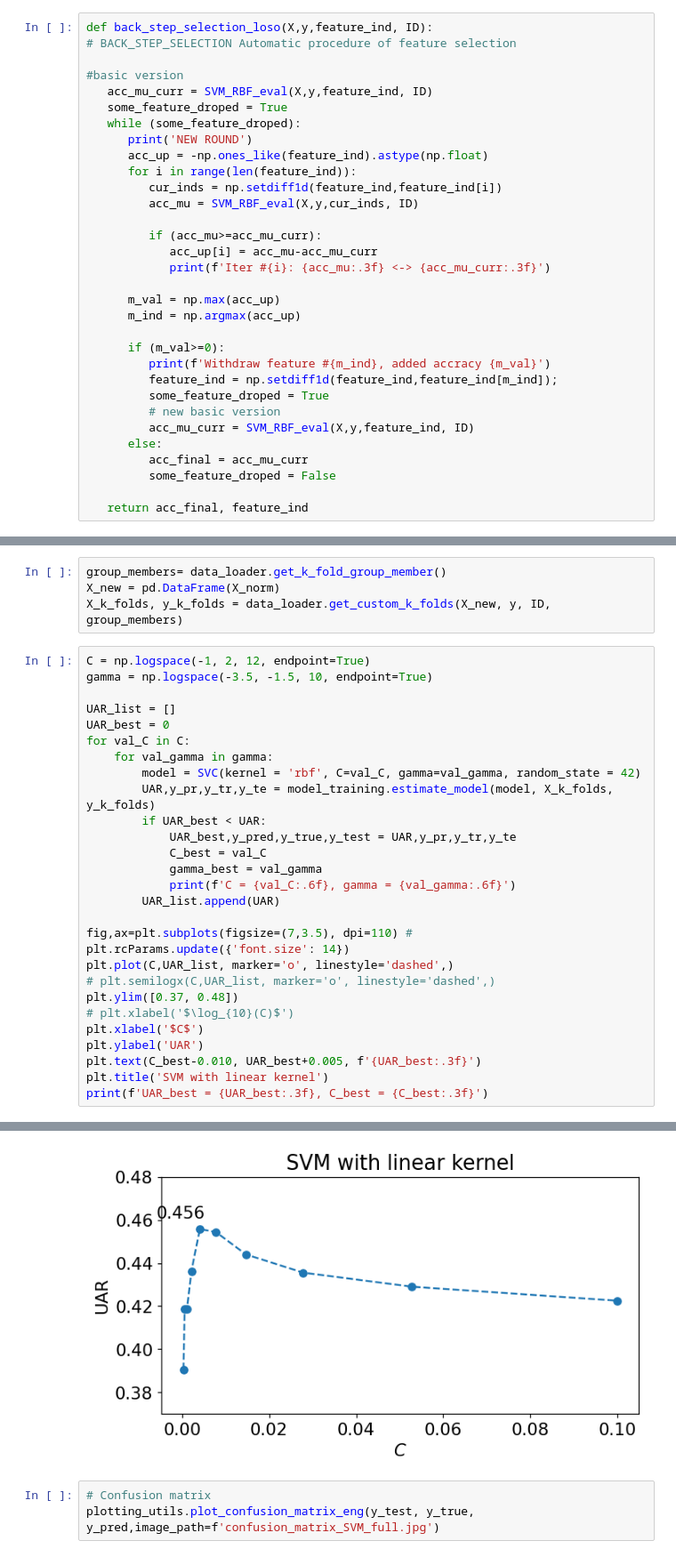
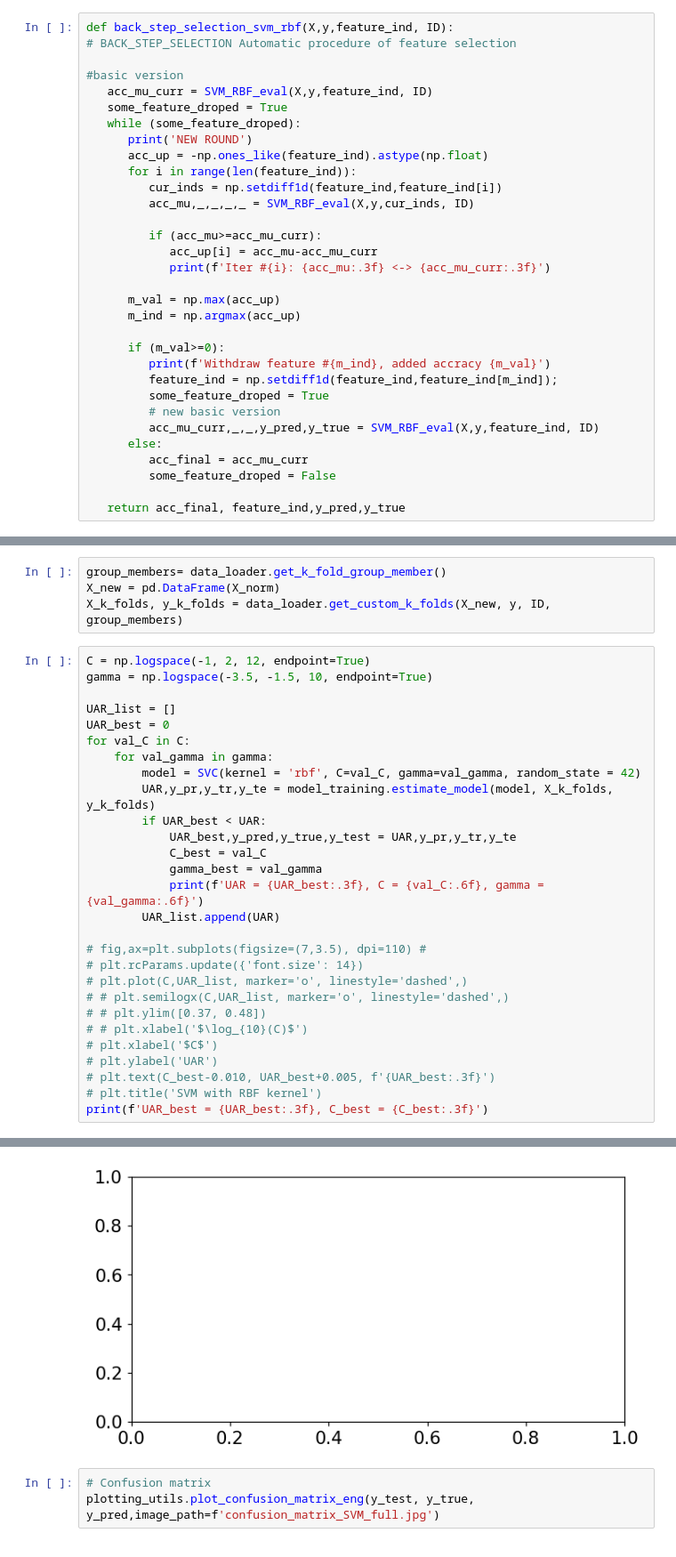
Before and after one commit to vortex2894/speech-emotion-recognition-system, a Jupyter notebook: notebooks/svm/ser-svm-rbf-delta-delta-mfcc-lasso-ranking.ipynb, the cells around one changed output, grey strips where cells are left out. Shown at 89% size. Cells and saved outputs as stored; diff of their text form.

```diff
--- a/notebooks/svm/ser-svm-rbf-delta-delta-mfcc-lasso-ranking.ipynb
+++ b/notebooks/svm/ser-svm-rbf-delta-delta-mfcc-lasso-ranking.ipynb
@@ -50,7 +50,7 @@ X.columns =  Index(['0', '1', '2', '3', '4', '5', '6', '7', '8', '9',
 # %% [markdown]
 # Backward step selection
 # %%
-def back_step_selection_loso(X,y,feature_ind, ID):
+def back_step_selection_svm_rbf(X,y,feature_ind, ID):
 # BACK_STEP_SELECTION Automatic procedure of feature selection
 
 #basic version
@@ -61,7 +61,7 @@ def back_step_selection_loso(X,y,feature_ind, ID):
       acc_up = -np.ones_like(feature_ind).astype(np.float)
       for i in range(len(feature_ind)):
          cur_inds = np.setdiff1d(feature_ind,feature_ind[i])
-         acc_mu = SVM_RBF_eval(X,y,cur_inds, ID)
+         acc_mu,_,_,_,_ = SVM_RBF_eval(X,y,cur_inds, ID)
 
          if (acc_mu>=acc_mu_curr):
             acc_up[i] = acc_mu-acc_mu_curr
@@ -75,12 +75,12 @@ def back_step_selection_loso(X,y,feature_ind, ID):
          feature_ind = np.setdiff1d(feature_ind,feature_ind[m_ind]);
          some_feature_droped = True
          # new basic version
-         acc_mu_curr = SVM_RBF_eval(X,y,feature_ind, ID)
+         acc_mu_curr,_,_,y_pred,y_true = SVM_RBF_eval(X,y,feature_ind, ID)
       else:
          acc_final = acc_mu_curr
          some_feature_droped = False
 
-   return acc_final, feature_ind
+   return acc_final, feature_ind,y_pred,y_true
 # %% [markdown]
 ## Full cycle of feature selection
 # %%
@@ -190,18 +232,18 @@ for val_C in C:
             UAR_best,y_pred,y_true,y_test = UAR,y_pr,y_tr,y_te
             C_best = val_C
             gamma_best = val_gamma
-            print(f'C = {val_C:.6f}, gamma = {val_gamma:.6f}')
+            print(f'UAR = {UAR_best:.3f}, C = {val_C:.6f}, gamma = {val_gamma:.6f}')
         UAR_list.append(UAR)
 
-fig,ax=plt.subplots(figsize=(7,3.5), dpi=110) #
-plt.rcParams.update({'font.size': 14})
-plt.plot(C,UAR_list, marker='o', linestyle='dashed',)
-# plt.semilogx(C,UAR_list, marker='o', linestyle='dashed',)
-plt.ylim([0.37, 0.48])
-# plt.xlabel('$\log_{10}(C)$')
-plt.xlabel('$C$')
-plt.ylabel('UAR')
-plt.text(C_best-0.010, UAR_best+0.005, f'{UAR_best:.3f}')
-plt.title('SVM with linear kernel')
+# fig,ax=plt.subplots(figsize=(7,3.5), dpi=110) #
+# plt.rcParams.update({'font.size': 14})
+# plt.plot(C,UAR_list, marker='o', linestyle='dashed',)
+# # plt.semilogx(C,UAR_list, marker='o', linestyle='dashed',)
+# # plt.ylim([0.37, 0.48])
+# # plt.xlabel('$\log_{10}(C)$')
+# plt.xlabel('$C$')
+# plt.ylabel('UAR')
+# plt.text(C_best-0.010, UAR_best+0.005, f'{UAR_best:.3f}')
+# plt.title('SVM with RBF kernel')
 print(f'UAR_best = {UAR_best:.3f}, C_best = {C_best:.3f}')
 # %% [output]
@@ -219,4 +268,4 @@ UAR_best = 0.456, C_best = 0.004
-[figure, old version]
+[figure, new version]
 # %%
 # Confusion matrix
 plotting_utils.plot_confusion_matrix_eng(y_test, y_true, y_pred,image_path=f'confusion_matrix_SVM_full.jpg')
```
Also changed, not shown: parts of 3 cells of this notebook, 11 other files.
